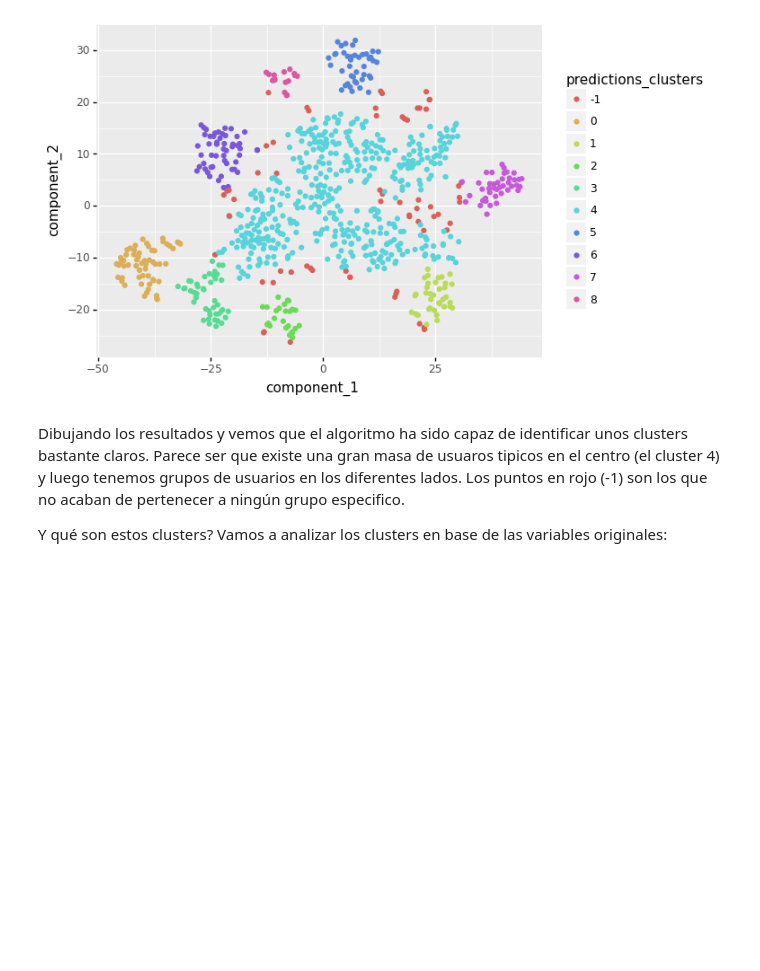
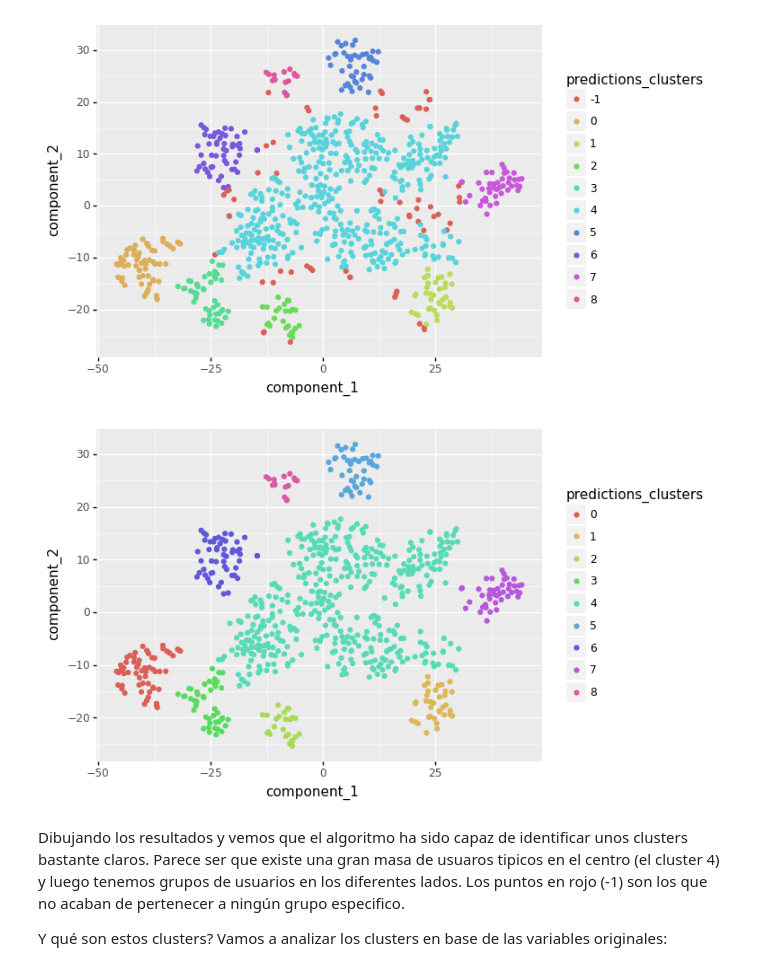
Before and after one commit to andreas-lloyd/course-data, a Jupyter notebook: ml-webinars/dimensionality-reduction.ipynb, the cells around one changed output. Saved outputs shown, nothing was run; the diff lists cells and outputs as text; code cells hidden in the pictures; blank space fills up the shorter version.

```diff
--- a/ml-webinars/dimensionality-reduction.ipynb
+++ b/ml-webinars/dimensionality-reduction.ipynb
@@ -281,6 +285,15 @@ graph = (
 graph.draw();
 # %% [output]
 [figure]
+# %%
+graph = (
+    pn.ggplot(transformed_data[transformed_data.predictions_clusters != '-1'], pn.aes(x='component_1', y='component_2', color='predictions_clusters'))
+    + pn.geom_point()
+)
+
+graph.draw();
+# %% [output]
+[figure, added]
 # %% [markdown]
 Dibujando los resultados y vemos que el algoritmo ha sido capaz de identificar unos clusters bastante claros. Parece ser que existe una gran masa de usuaros tipicos en el centro (el cluster 4) y luego tenemos grupos de usuarios en los diferentes lados. Los puntos en rojo (-1) son los que no acaban de pertenecer a ningún grupo especifico.
 
```
Also changed, not shown: parts of 4 cells of this notebook, 2 other files.
